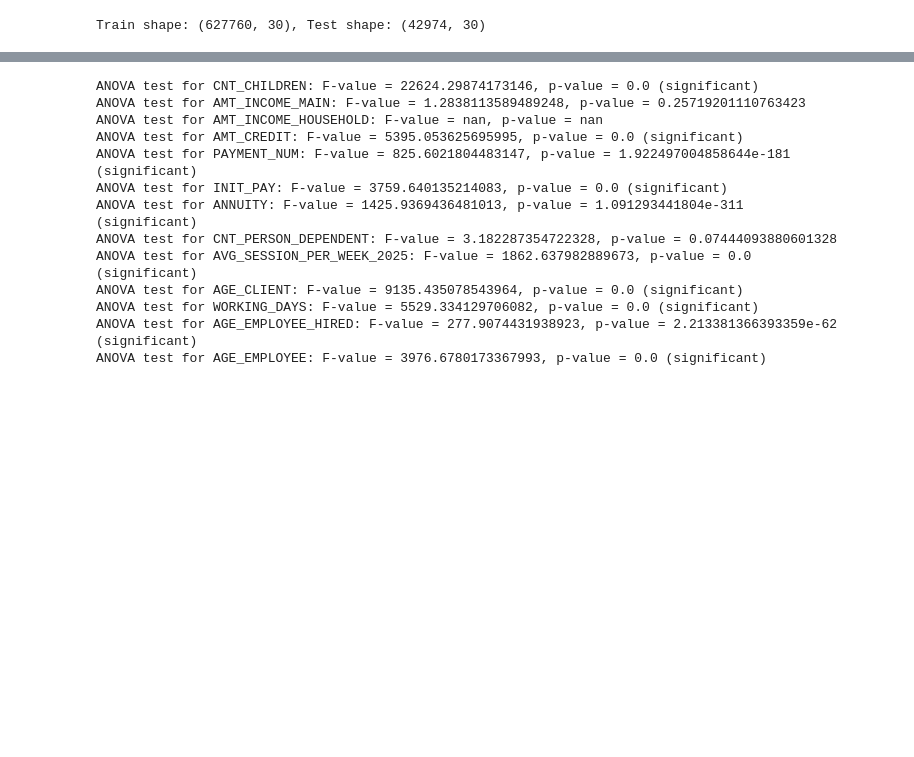
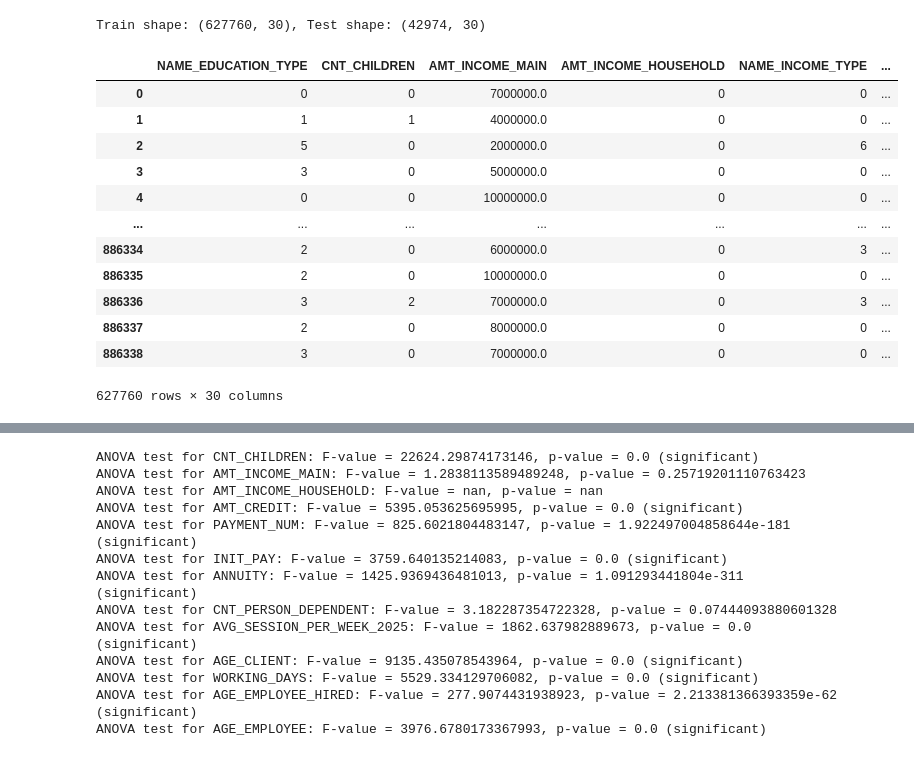
Before and after one commit to huynguyentuank22/DAZONE_2025, a Jupyter notebook: Round_3/model_1.ipynb, the cells around one changed output, grey strips where cells are left out. Drawn from its saved outputs; the diff is of its cells as text; code cells hidden in the pictures; blank space fills up the shorter version.

```diff
--- a/Round_3/model_1.ipynb
+++ b/Round_3/model_1.ipynb
@@ -335,3 +337,19 @@ test.drop(columns=['SKP_CREDIT_CASE'], inplace=True)
 print(f"Train shape: {train.shape}, Test shape: {test.shape}")
 # %% [output]
 Train shape: (627760, 30), Test shape: (42974, 30)
+# %%
+train
+# %% [output]
+|  | NAME_EDUCATION_TYPE | CNT_CHILDREN | AMT_INCOME_MAIN | AMT_INCOME_HOUSEHOLD | NAME_INCOME_TYPE | ... |
+| 0 | 0 | 0 | 7000000.0 | 0 | 0 | ... |
+| 1 | 1 | 1 | 4000000.0 | 0 | 0 | ... |
+| 2 | 5 | 0 | 2000000.0 | 0 | 6 | ... |
+| 3 | 3 | 0 | 5000000.0 | 0 | 0 | ... |
+| 4 | 0 | 0 | 10000000.0 | 0 | 0 | ... |
+| ... | ... | ... | ... | ... | ... | ... |
+| 886334 | 2 | 0 | 6000000.0 | 0 | 3 | ... |
+| 886335 | 2 | 0 | 10000000.0 | 0 | 0 | ... |
+| 886336 | 3 | 2 | 7000000.0 | 0 | 3 | ... |
+| 886337 | 2 | 0 | 8000000.0 | 0 | 0 | ... |
+| 886338 | 3 | 0 | 7000000.0 | 0 | 0 | ... |
+627760 rows × 30 columns
```
Also changed, not shown: parts of 10 cells of this notebook, 2 other files.
